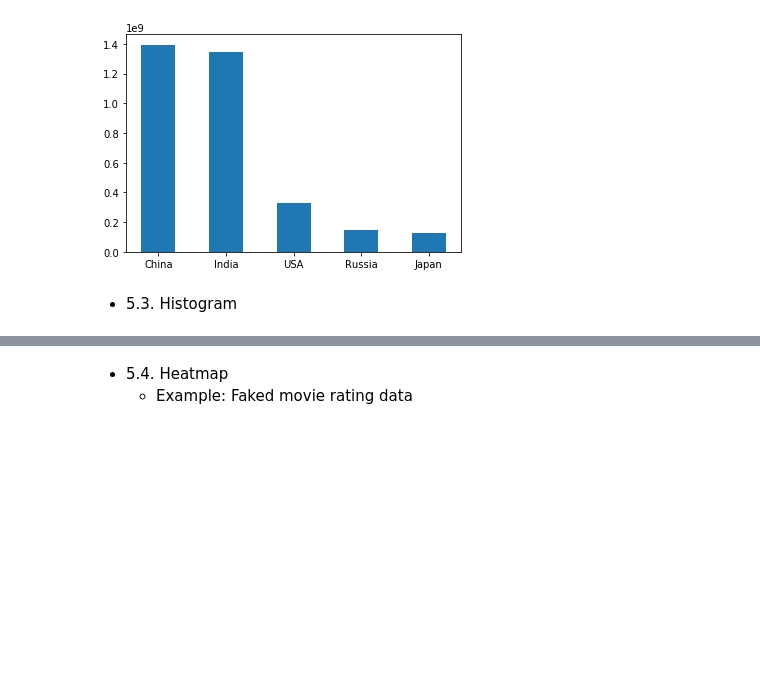
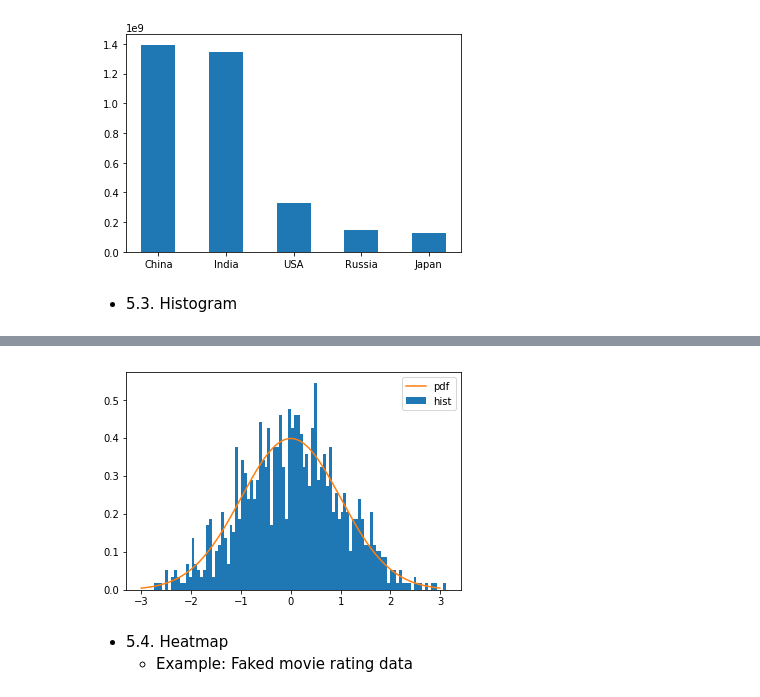
Before and after one commit to xiangshiyin/atl_meetup_20190302, a Jupyter notebook: notebook/demo_v1.ipynb, the cells around one changed output, grey strips where cells are left out. Drawn from its saved outputs; the diff is of its cells as text; code cells hidden in the pictures; blank space fills up the shorter version.

```diff
--- a/notebook/demo_v1.ipynb
+++ b/notebook/demo_v1.ipynb
@@ -669,3 +669,12 @@ plt.show()
+# %%
+x = np.arange(-3,3,0.01)
+y2 = (1/np.sqrt(2*np.pi))*np.exp(-x**2/2)
+plt.hist(y,bins=100,cumulative=False,density=True,label='hist')
+plt.plot(x,y2,label='pdf')
+plt.legend()
+plt.show()
+# %% [output]
+[figure, added]
 # %% [markdown]
 * 5.4. Heatmap
     * Example: Faked movie rating data
```
Also changed, not shown: parts of 25 cells of this notebook, 3 other files.
